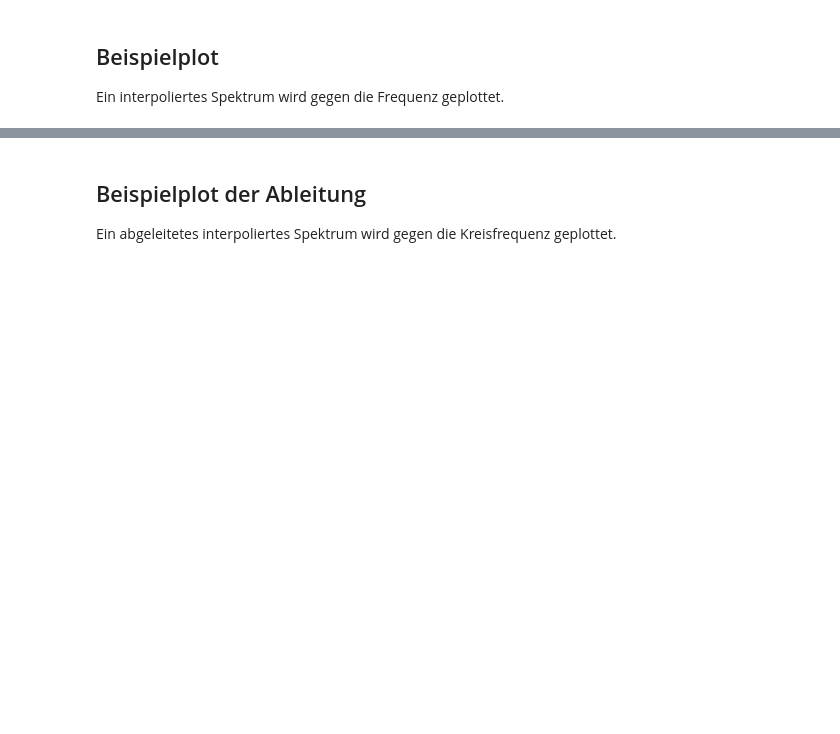
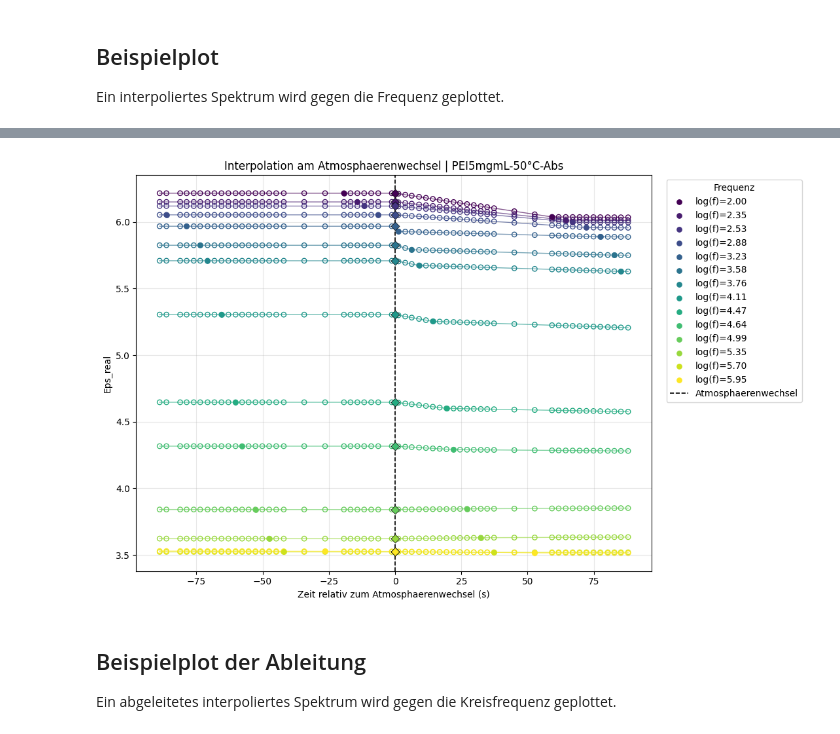
Before and after one commit to maxwolters02/bachelor-thesis, a Jupyter notebook: Code/interpolation.ipynb, the cells around one changed output, grey strips where cells are left out. Saved outputs shown, nothing was run; the diff lists cells and outputs as text; code cells hidden in the pictures; blank space fills up the shorter version.

```diff
--- a/Code/interpolation.ipynb
+++ b/Code/interpolation.ipynb
@@ -299,3 +574,91 @@ plt.show()
+# %%
+temp = TEMPERATURE
+material = MATERIAL
+mode = MODE
+y_col = "Eps_real"
+
+raw_base = df_all[
+    (df_all["Temperature"] == temp)
+    & (df_all["Material"] == material)
+    & (df_all["Mode"] == mode)
+].copy()
+interpolated_base = df_interpolated_complete[
+    (df_interpolated_complete["Temperature"] == temp)
+    & (df_interpolated_complete["Material"] == material)
+    & (df_interpolated_complete["Mode"] == mode)
+].copy()
+
+if raw_base.empty or interpolated_base.empty:
+    raise ValueError("Keine Daten fuer diese Auswahl gefunden.")
+
+plot_window_s = 90
+raw_window = raw_base[raw_base[TIME_COL].between(-plot_window_s, plot_window_s)]
+interpolated_window = interpolated_base[
+    interpolated_base[TIME_COL].between(-plot_window_s, plot_window_s)
+]
+switch_spectrum = interpolated_base[interpolated_base["Is_Switch_Spectrum"]]
+
+freqs_for_plot = np.geomspace(raw_base["Freq_Hz"].min(), raw_base["Freq_Hz"].max(), 14)
+freqs_for_plot = np.array([
+    raw_base.loc[(raw_base["Freq_Hz"] - freq).abs().idxmin(), "Freq_Hz"]
+    for freq in freqs_for_plot
+])
+freqs_for_plot = np.unique(freqs_for_plot)
+colors = plt.cm.viridis(np.linspace(0, 1, len(freqs_for_plot)))
+
+plt.figure(figsize=(11, 7))
+
+for freq, color in zip(freqs_for_plot, colors):
+    raw_freq = raw_window[raw_window["Freq_Hz"] == freq].sort_values(TIME_COL)
+    int_freq = interpolated_window[interpolated_window["Freq_Hz"] == freq].sort_values(TIME_COL)
+    switch_freq = switch_spectrum[switch_spectrum["Freq_Hz"] == freq]
+    label = f"log(f)={np.log10(freq):.2f}"
+
+    plt.plot(
+        int_freq[TIME_COL],
+        int_freq[y_col],
+        color=color,
+        linewidth=1,
+        alpha=0.65,
+    )
+    plt.scatter(
+        int_freq[TIME_COL],
+        int_freq[y_col],
+        facecolors="none",
+        edgecolors=[color],
+        s=28,
+        linewidths=1,
+    )
+    plt.scatter(
+        raw_freq[TIME_COL],
+        raw_freq[y_col],
+        color=color,
+        s=28,
+        label=label,
+        zorder=3,
+    )
+    if not switch_freq.empty:
+        plt.scatter(
+            switch_freq[TIME_COL],
+            switch_freq[y_col],
+            color=color,
+            marker="D",
+            s=44,
+            edgecolors="black",
+            linewidths=0.5,
+            zorder=4,
+        )
+
+plt.axvline(0, color="black", linewidth=1.2, linestyle="--", label="Atmosphaerenwechsel")
+plt.xlabel("Zeit relativ zum Atmosphaerenwechsel (s)")
+plt.ylabel(y_col)
+plt.title(f"Interpolation am Atmosphaerenwechsel | {material}-{temp}-{mode}")
+plt.grid(True, alpha=0.3)
+plt.legend(title="Frequenz", bbox_to_anchor=(1.02, 1), loc="upper left")
+plt.tight_layout()
+plt.show()
+# %% [output]
+[figure, added]
 # %% [markdown]
 ## Beispielplot der Ableitung
 
```
Also changed, not shown: parts of 17 cells of this notebook, 3 other files.
